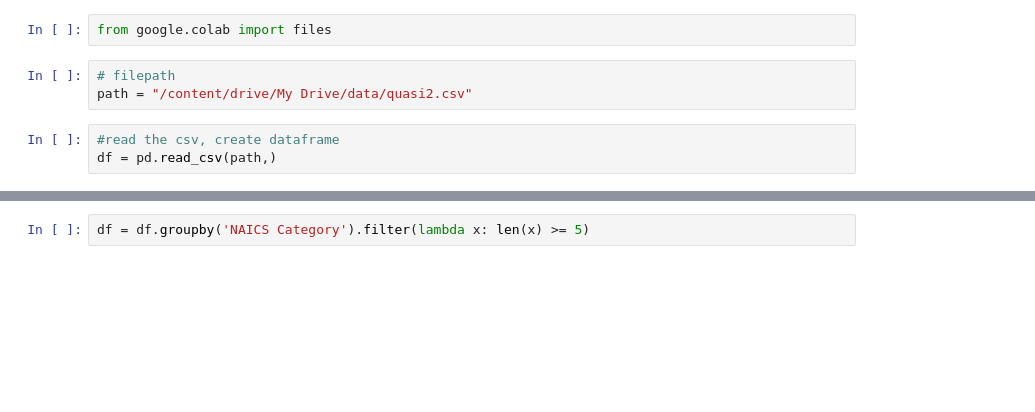
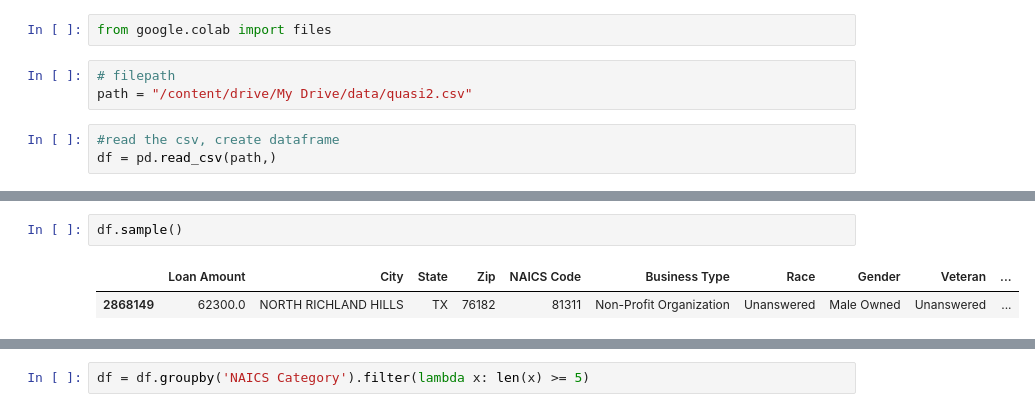
Before and after one commit to sherirosalia/cash_for_covid_clean_machine_pipeline, a Jupyter notebook: pandas_csv_cleaning/clean_ppp3.ipynb, the cells around one changed output, grey strips where cells are left out. Drawn from its saved outputs; the diff is of its cells as text; blank space fills up the shorter version.

```diff
--- a/pandas_csv_cleaning/clean_ppp3.ipynb
+++ b/pandas_csv_cleaning/clean_ppp3.ipynb
@@ -38,2 +220,7 @@ df.head()
+# %%
+df.sample()
+# %% [output]
+|  | Loan Amount | City | State | Zip | NAICS Code | Business Type | Race | Gender | Veteran | ... |
+| 2868149 | 62300.0 | NORTH RICHLAND HILLS | TX | 76182 | 81311 | Non-Profit Organization | Unanswered | Male Owned | Unanswered | ... |
 # %%
 df.shape
```
Also changed, not shown: parts of 81 cells of this notebook.
